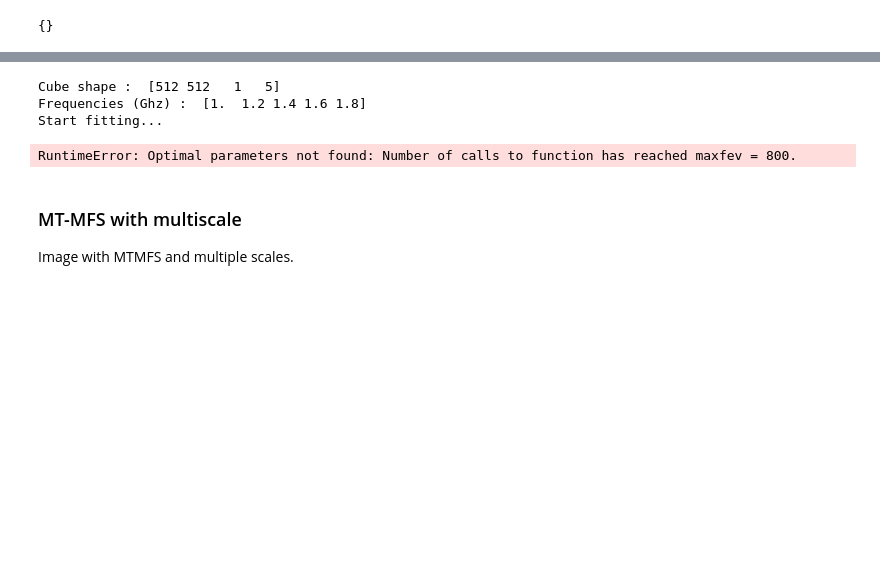
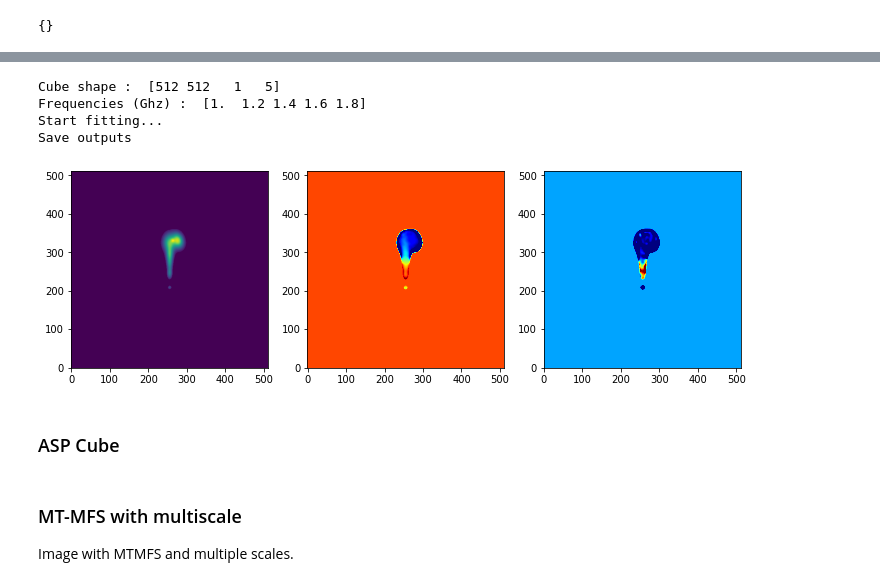
Before and after one commit to urvashirau/Simulation-in-CASA, a Jupyter notebook: Multiscale_Wideband_Imaging/Sim_Multiscale_Wideband_Demo.ipynb, the cells around one changed output, grey strips where cells are left out. Saved outputs shown, nothing was run; the diff lists cells and outputs as text; code cells hidden in the pictures; blank space fills up the shorter version.

```diff
--- a/Multiscale_Wideband_Imaging/Sim_Multiscale_Wideband_Demo.ipynb
+++ b/Multiscale_Wideband_Imaging/Sim_Multiscale_Wideband_Demo.ipynb
@@ -162,12 +164,15 @@ Residual RMS : 0.3964169
 # %%
-smoothModel(imname='try_cube_multiscale.image',rbeam='94.0arcsec')
+smoothModel(imname='try_cube_multiscale.image',rbeam='100.0arcsec')
 fit_spectrum(cubename='try_cube_multiscale.image.smoothed',
              intensity='try_cube_multiscale.intensity',
              alpha='try_cube_multiscale.alpha',
              beta='try_cube_multiscale.beta',
-             pixt=1.5)
+             pixt=0.5)
 # %% [output]
 Cube shape :  [512 512   1   5]
 Frequencies (Ghz) :  [1.  1.2 1.4 1.6 1.8]
 Start fitting...
+Save outputs
-RuntimeError: Optimal parameters not found: Number of calls to function has reached maxfev = 800.
+[figure, added]
+# %% [markdown]
+### ASP Cube
```
Also changed, not shown: parts of 13 cells of this notebook, 2 other files.
